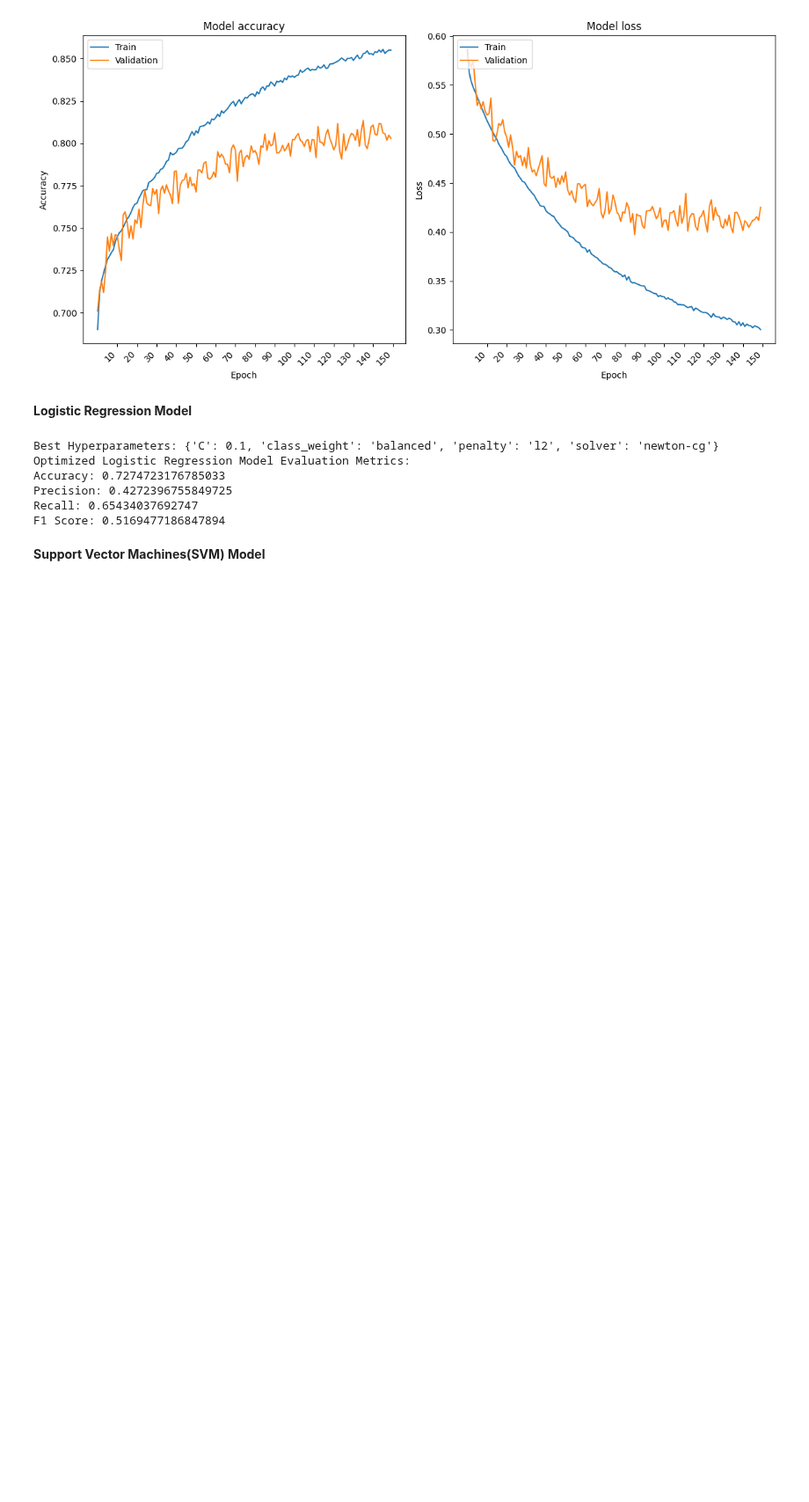
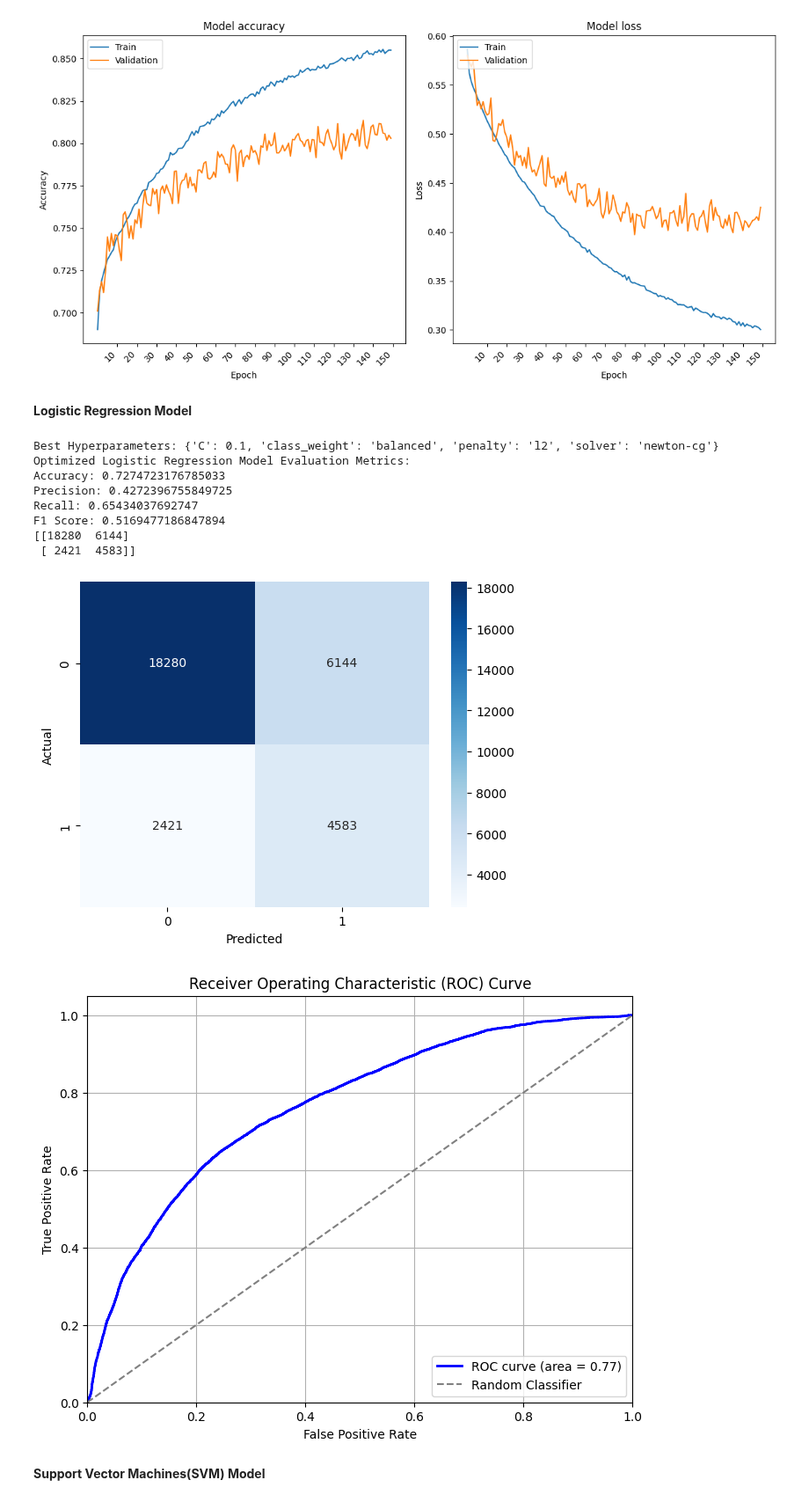
Before and after one commit to tasleema17/FINAL_PROJECT_22034202, a Jupyter notebook: FloodPredictionCode.ipynb, the cells around one changed output. Shown at 88% size. Drawn from its saved outputs; the diff is of its cells as text; code cells hidden in the pictures; blank space fills up the shorter version.

```diff
--- a/FloodPredictionCode.ipynb
+++ b/FloodPredictionCode.ipynb
@@ -526,33 +526,66 @@ param_grid = {
 # Create a Logistic Regression model
 log_reg = LogisticRegression(random_state=42, max_iter=1000)
 # Create GridSearchCV object with recall scoring
 grid_search = GridSearchCV(log_reg, param_grid, cv=3, scoring='recall')
 # Fit the GridSearchCV object to the scaled, resampled training data
 grid_search.fit(X_train_scaled, y_train_resampled)
 # Get the best hyperparameters and model
 best_params = grid_search.best_params_
 best_model = grid_search.best_estimator_
 print("Best Hyperparameters:", best_params)
 # Predict on the test set using the best model
 y_pred_log_reg = best_model.predict(X_test_scaled)
 
 # Evaluate the performance
 accuracy = accuracy_score(y_test, y_pred_log_reg)
 precision = precision_score(y_test, y_pred_log_reg)
 recall = recall_score(y_test, y_pred_log_reg)
 f1 = f1_score(y_test, y_pred_log_reg)
 print("Optimized Logistic Regression Model Evaluation Metrics:")
 print("Accuracy:", accuracy)
 print("Precision:", precision)
 print("Recall:", recall)
 print("F1 Score:", f1)
+
+from sklearn.metrics import confusion_matrix
+
+# Generate and print the confusion matrix
+cm = confusion_matrix(y_test, y_pred_log_reg)
+print(cm)
+# For better visualization
+sns.heatmap(cm, annot=True, fmt='d', cmap='Blues')
+plt.xlabel('Predicted')
+plt.ylabel('Actual')
+plt.show()
+
+# Get predicted probabilities for the positive class
+y_proba_log_reg = best_model.predict_proba(X_test_scaled)[:, 1]
+# Calculate ROC curve and AUC
+fpr, tpr, thresholds = roc_curve(y_test, y_proba_log_reg)
+roc_auc = roc_auc_score(y_test, y_proba_log_reg)
+# Plot the ROC curve
+plt.figure(figsize=(8, 6))
+plt.plot(fpr, tpr, color='blue', lw=2, label=f'ROC curve (area = {roc_auc:.2f})')
+plt.plot([0, 1], [0, 1], color='gray', linestyle='--', label='Random Classifier')
+plt.xlim([0.0, 1.0])
+plt.ylim([0.0, 1.05])
+plt.xlabel('False Positive Rate')
+plt.ylabel('True Positive Rate')
+plt.title('Receiver Operating Characteristic (ROC) Curve')
+plt.legend(loc="lower right")
+plt.grid(True)
+plt.show()
 # %% [output]
 Best Hyperparameters: {'C': 0.1, 'class_weight': 'balanced', 'penalty': 'l2', 'solver': 'newton-cg'}
 Optimized Logistic Regression Model Evaluation Metrics:
 Accuracy: 0.7274723176785033
 Precision: 0.4272396755849725
 Recall: 0.65434037692747
 F1 Score: 0.5169477186847894
+[[18280  6144]
+ [ 2421  4583]]
+[figure, added]
+[figure, added]
 # %% [markdown]
 **Support Vector Machines(SVM) Model**
 # %%
```
